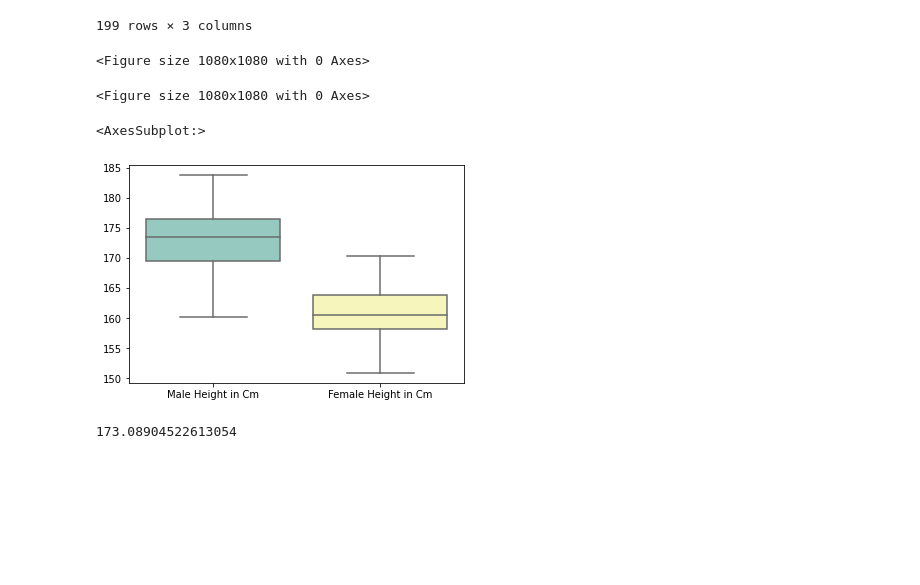
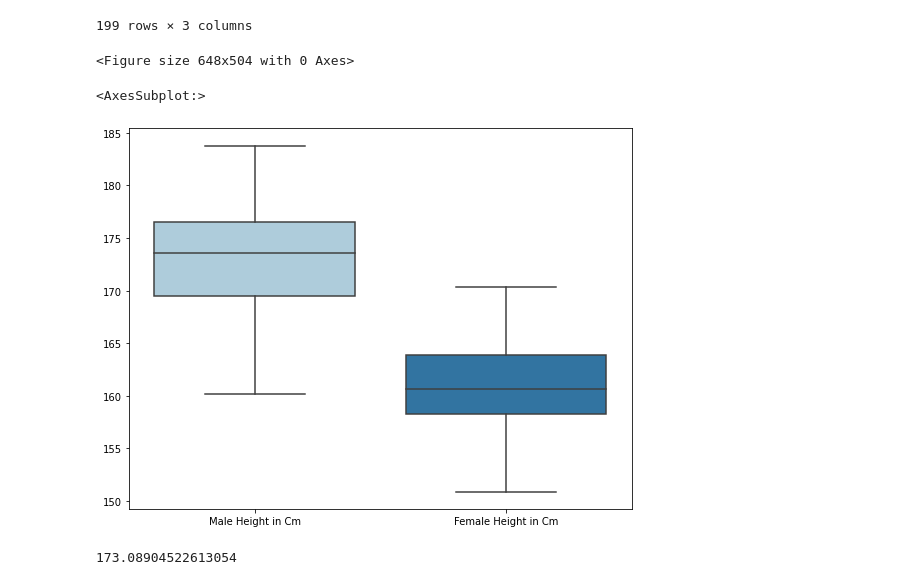
Before and after one commit to YadavAkshay1995/Datascience, a Jupyter notebook: Height of Male and Female.ipynb, the cells around one changed output. Cells and saved outputs as stored; diff of their text form; code cells hidden in the pictures; blank space fills up the shorter version.

```diff
--- a/Height of Male and Female.ipynb
+++ b/Height of Male and Female.ipynb
@@ -119,13 +131,10 @@ import seaborn as sns
 # %%
-plt.figure(figsize=(15,15))
+plt.figure(figsize=(9,7))
+sns.boxplot(data = df.loc[:,['Male Height in Cm', 'Female Height in Cm']], palette = 'Paired')
 # %% [output]
-<Figure size 1080x1080 with 0 Axes>
+<Figure size 648x504 with 0 Axes>
-<Figure size 1080x1080 with 0 Axes>
+<AxesSubplot:>
+[figure, added]
-# %%
-sns.boxplot(data = df.loc[:,['Male Height in Cm', 'Female Height in Cm']], palette = 'Set3')
-# %% [output]
-<AxesSubplot:>
-[figure, removed]
 # %%
 #Average height of men in cm
 avg_height_men=df["Male Height in Cm"].mean()
```
Also changed, not shown: parts of 17 cells of this notebook.
